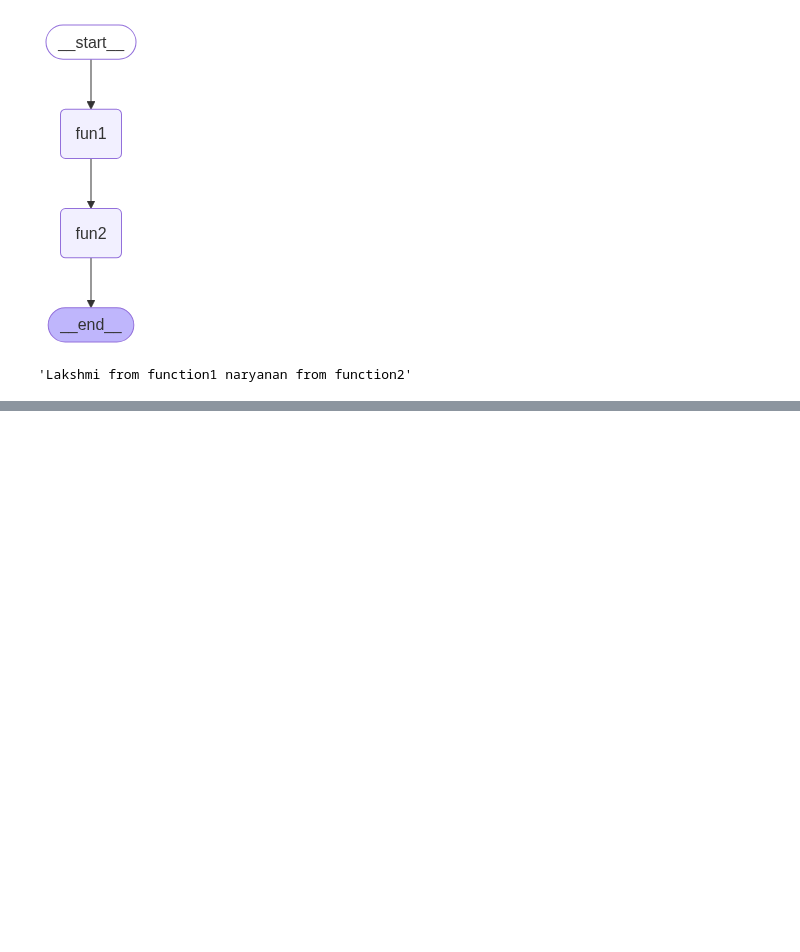
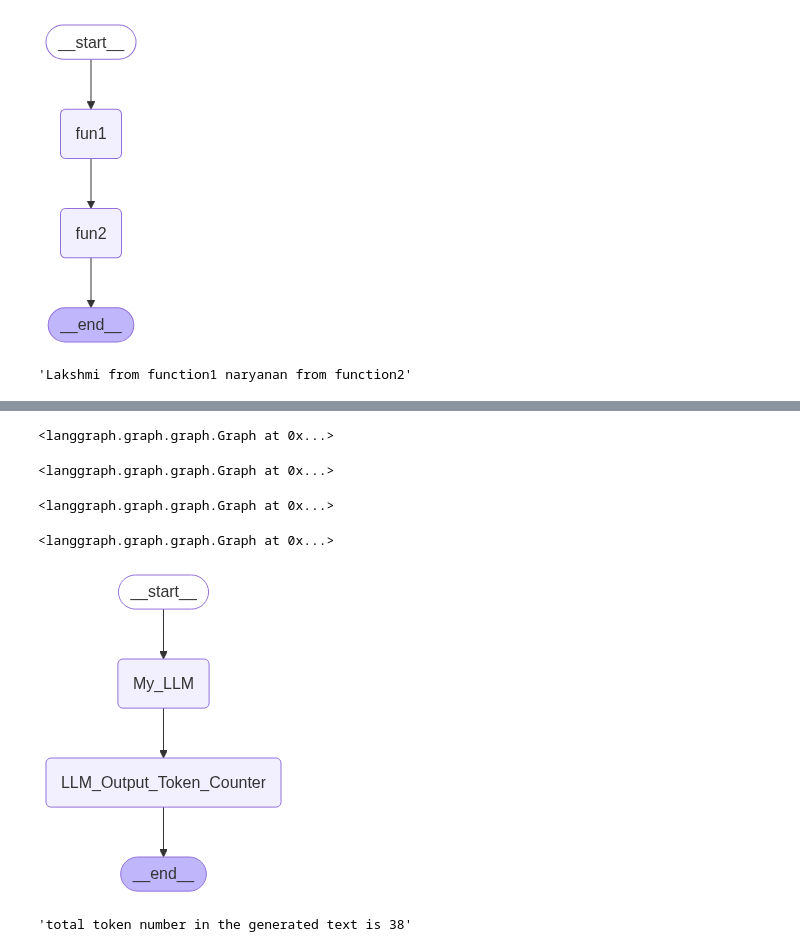
Before and after one commit to LakshmiUI-29/LANGGRAPH, a Jupyter notebook: Langgraph/langgraph_intro.ipynb, the cells around one changed output, grey strips where cells are left out. Saved outputs shown, nothing was run; the diff lists cells and outputs as text; code cells hidden in the pictures; blank space fills up the shorter version.

```diff
--- a/Langgraph/langgraph_intro.ipynb
+++ b/Langgraph/langgraph_intro.ipynb
@@ -77,0 +136,26 @@ app.invoke("Lakshmi")
+# %%
+workflow2.add_node("LLM_Output_Token_Counter",token_counter)
+# %% [output]
+<langgraph.graph.graph.Graph at 0x...>
+# %%
+workflow2.add_edge("My_LLM", "LLM_Output_Token_Counter")
+# %% [output]
+<langgraph.graph.graph.Graph at 0x...>
+# %%
+workflow2.set_entry_point("My_LLM")
+# %% [output]
+<langgraph.graph.graph.Graph at 0x...>
+# %%
+workflow2.set_finish_point("LLM_Output_Token_Counter")
+# %% [output]
+<langgraph.graph.graph.Graph at 0x...>
+# %%
+app=workflow2.compile()
+# %%
+display(Image(app.get_graph().draw_mermaid_png()))
+# %% [output]
+[figure, added]
+# %%
+app.invoke("What is the capital of India?")
+# %% [output]
+'total token number in the generated text is 38'
```
Also changed, not shown: parts of 8 cells of this notebook.
